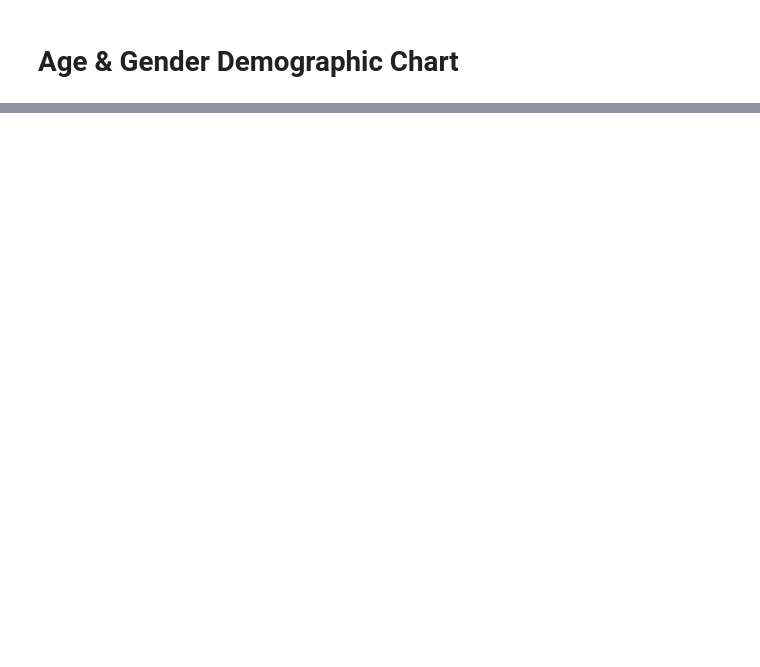
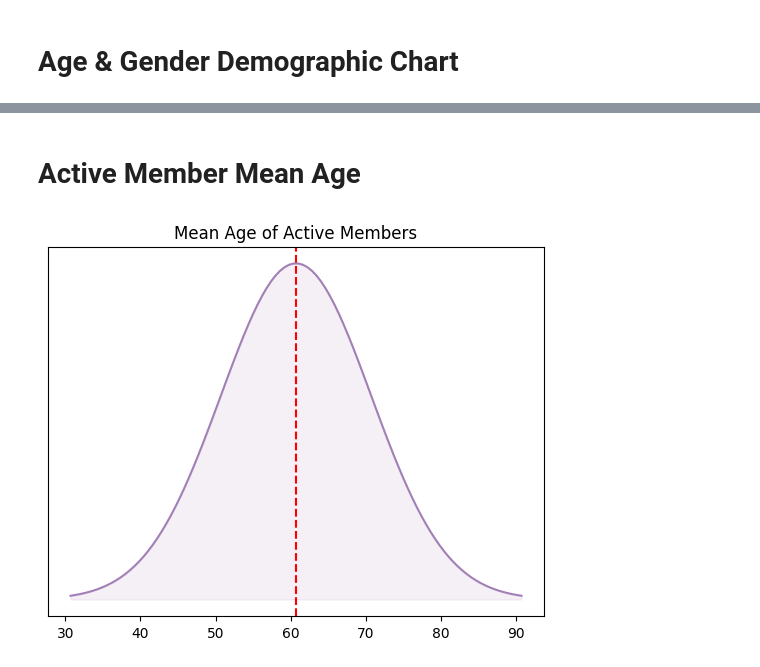
Before and after one commit to ve2caz/bmwmcottawa-analytics, a Jupyter notebook: notebooks/01c-ActiveMembersExtra-Demographics.ipynb, the cells around one changed output, grey strips where cells are left out. Drawn from its saved outputs; the diff is of its cells as text; code cells hidden in the pictures; blank space fills up the shorter version.

```diff
--- a/notebooks/01c-ActiveMembersExtra-Demographics.ipynb
+++ b/notebooks/01c-ActiveMembersExtra-Demographics.ipynb
@@ -159,0 +207,35 @@ plt.show()
+# %% [markdown]
+# Active Member Mean Age
+# %%
+# Calculate the mean age of members
+mean_age = (
+    active_members_extra_interim_df["DATE_OF_BIRTH"]
+    .dropna()
+    .apply(lambda x: pd.Timestamp("now").year - pd.to_datetime(x).year)
+    .mean()
+)
+
+# Plot a bell-shaped curve (normal distribution) for the mean age
+
+# Generate data for the bell curve
+x = np.linspace(mean_age - 3 * 10, mean_age + 3 * 10, 100)
+y = norm.pdf(x, mean_age, 10)
+
+# Plot the bell curve
+plt.plot(x, y, label="Mean Age Distribution", color=config.GENDER_NEUTRAL)
+plt.fill_between(x, y, alpha=0.2, color=config.GENDER_NEUTRAL_FILL)
+
+# Add a vertical line at the mean age
+plt.axvline(mean_age, color="red", linestyle="--", label=f"Mean Age: {mean_age:.1f}")
+
+# Add title
+plt.title("Mean Age of Active Members")
+
+# Remove the y-axis
+plt.gca().axes.get_yaxis().set_visible(False)
+
+# Save and show the plot
+plt.savefig(config.CLUB_MEMBER_MEAN_AGE_DISTRIBUTION)
+plt.show()
+# %% [output]
+[figure, added]
```
Also changed, not shown: parts of 8 cells of this notebook, 12 other files.
